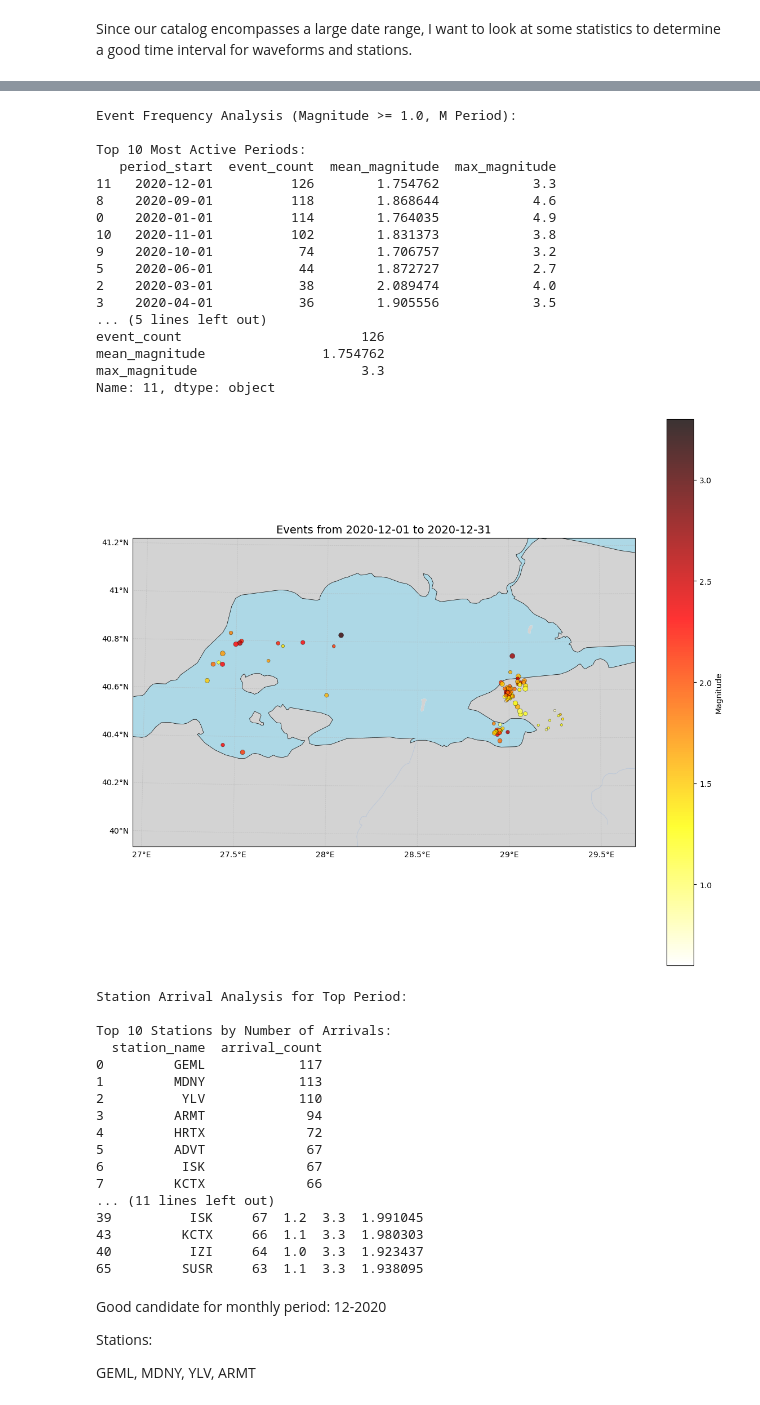
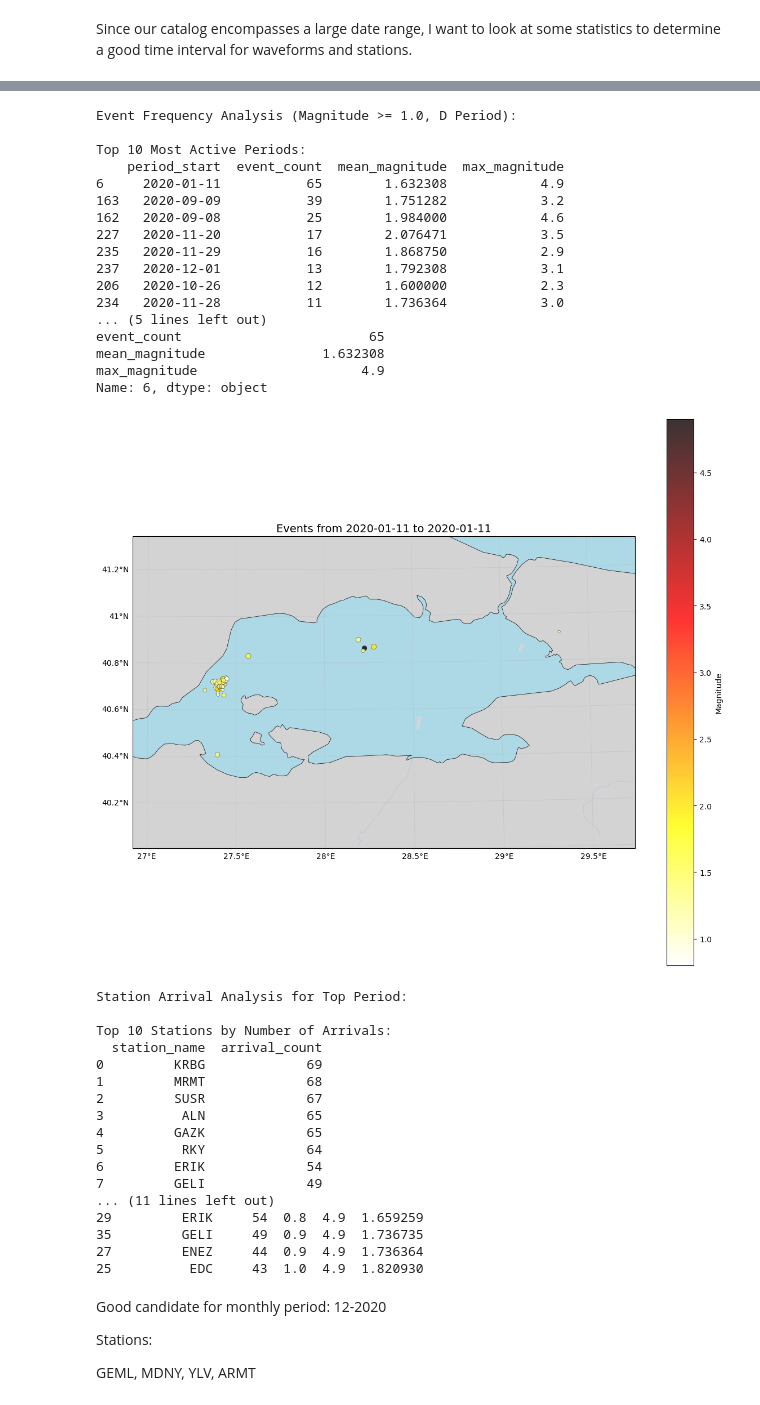
Before and after one commit to egead/rawcovar, a Jupyter notebook: catalog_implementation/Catalog_Exploration_simple.ipynb, the cells around one changed output, grey strips where cells are left out. Saved outputs shown, nothing was run; the diff lists cells and outputs as text; code cells hidden in the pictures.

```diff
--- a/catalog_implementation/Catalog_Exploration_simple.ipynb
+++ b/catalog_implementation/Catalog_Exploration_simple.ipynb
@@ -155,48 +155,48 @@ arrival_df
 Since our catalog encompasses a large date range, I want to look at some statistics to determine a good time interval for waveforms and stations.
 # %%
 from catalog_stats import filtered_cat_summary
-filtered_cat_summary(event_df=events_df, station_df=arrival_df, min_mag=1.0, prd="M")
+filtered_cat_summary(event_df=events_df, station_df=arrival_df, min_mag=1.0, prd="D")
 # %% [output]
 A value is trying to be set on a copy of a slice from a DataFrame.
 Try using .loc[row_indexer,col_indexer] = value instead
 
 See the caveats in the documentation: https://pandas.pydata.org/pandas-docs/stable/user_guide/indexing.html#returning-a-view-versus-a-copy
   df_filtered['period_start'] = df_filtered['datetime'].dt.to_period(period).apply(lambda r: r.start_time)
-Event Frequency Analysis (Magnitude >= 1.0, M Period):
+Event Frequency Analysis (Magnitude >= 1.0, D Period):
 
 Top 10 Most Active Periods:
-   period_start  event_count  mean_magnitude  max_magnitude
-11   2020-12-01          126        1.754762            3.3
-8    2020-09-01          118        1.868644            4.6
-0    2020-01-01          114        1.764035            4.9
-10   2020-11-01          102        1.831373            3.8
-9    2020-10-01           74        1.706757            3.2
-5    2020-06-01           44        1.872727            2.7
-2    2020-03-01           38        2.089474            4.0
-3    2020-04-01           36        1.905556            3.5
+    period_start  event_count  mean_magnitude  max_magnitude
+6     2020-01-11           65        1.632308            4.9
+163   2020-09-09           39        1.751282            3.2
+162   2020-09-08           25        1.984000            4.6
+227   2020-11-20           17        2.076471            3.5
+235   2020-11-29           16        1.868750            2.9
+237   2020-12-01           13        1.792308            3.1
+206   2020-10-26           12        1.600000            2.3
+234   2020-11-28           11        1.736364            3.0
 ... (5 lines left out)
-event_count                       126
-mean_magnitude               1.754762
-max_magnitude                     3.3
-Name: 11, dtype: object
+event_count                        65
+mean_magnitude               1.632308
+max_magnitude                     4.9
+Name: 6, dtype: object
-[figure, old version]
+[figure, new version]
 Station Arrival Analysis for Top Period:
 
 Top 10 Stations by Number of Arrivals:
   station_name  arrival_count
-0         GEML            117
-1         MDNY            113
-2          YLV            110
-3         ARMT             94
-4         HRTX             72
-5         ADVT             67
-6          ISK             67
-7         KCTX             66
+0         KRBG             69
+1         MRMT             68
+2         SUSR             67
+3          ALN             65
+4         GAZK             65
+5          RKY             64
+6         ERIK             54
+7         GELI             49
 ... (11 lines left out)
-39          ISK     67  1.2  3.3  1.991045
-43         KCTX     66  1.1  3.3  1.980303
-40          IZI     64  1.0  3.3  1.923437
-65         SUSR     63  1.1  3.3  1.938095
+29         ERIK     54  0.8  4.9  1.659259
+35         GELI     49  0.9  4.9  1.736735
+27         ENEZ     44  0.9  4.9  1.736364
+25          EDC     43  1.0  4.9  1.820930
 # %% [markdown]
 Good candidate for monthly period: 12-2020
 
```
Also changed, not shown: 24 other files.
